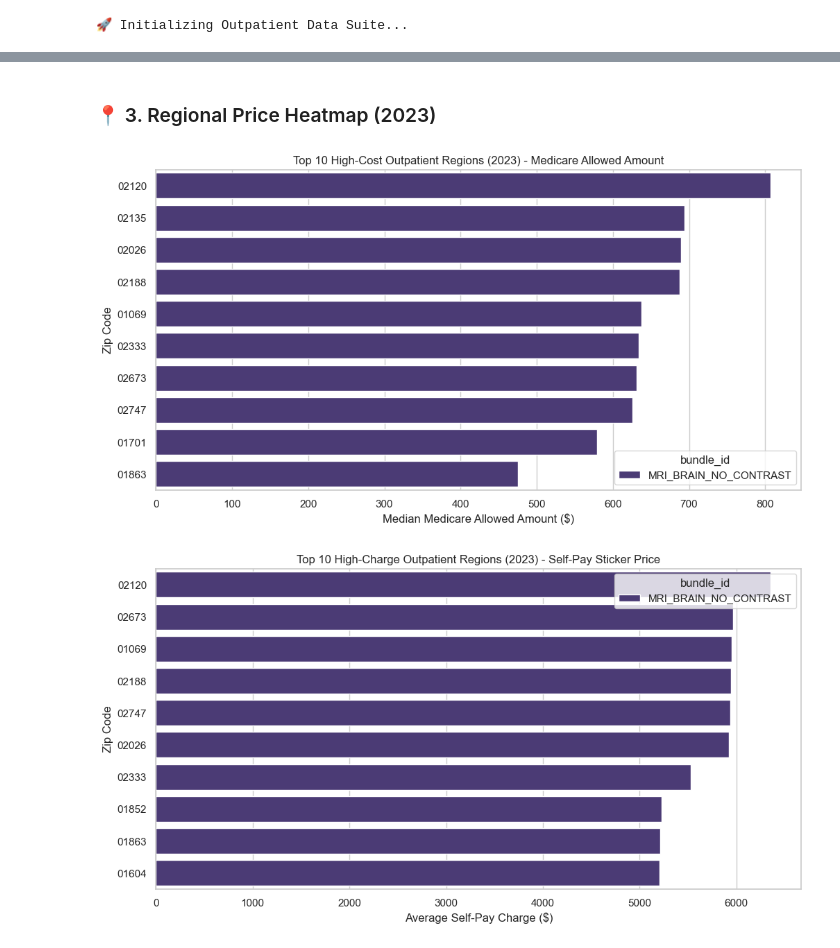
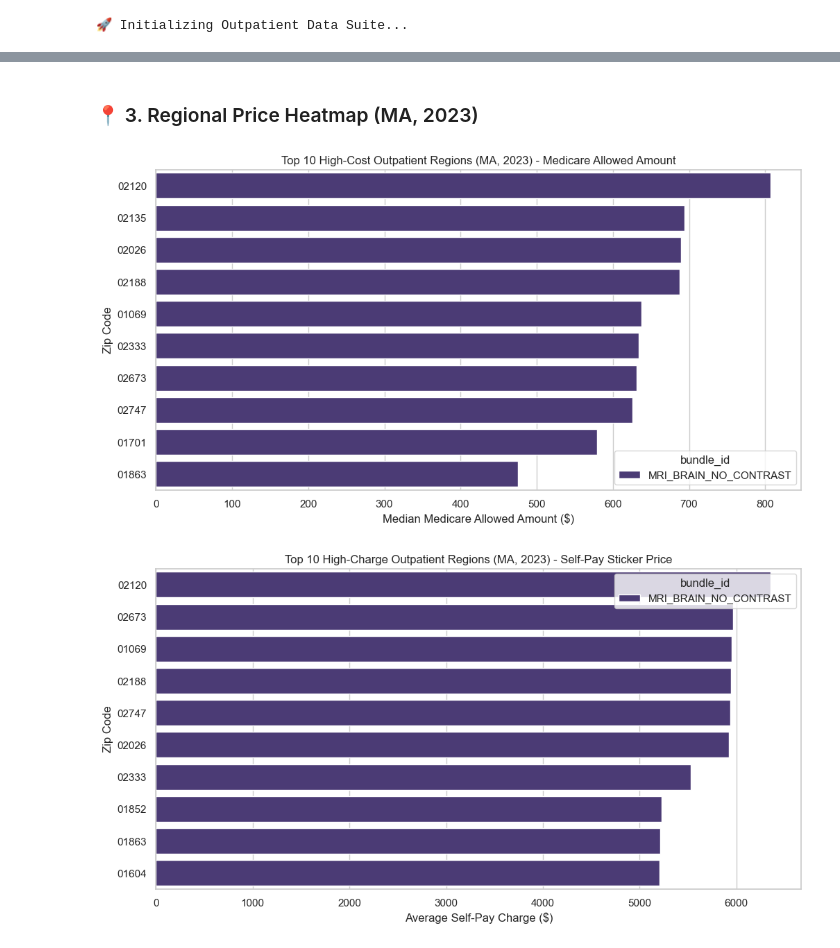
Before and after one commit to 6066Z/OpenHealthDP, a Jupyter notebook: example_analysis/example_analysis_outpatient.ipynb, the cells around one changed output, grey strips where cells are left out. Saved outputs shown, nothing was run; the diff lists cells and outputs as text; code cells hidden in the pictures.

```diff
--- a/example_analysis/example_analysis_outpatient.ipynb
+++ b/example_analysis/example_analysis_outpatient.ipynb
@@ -44,7 +45,8 @@ is_mri_verified = (df['bundle_id'] == 'MRI_BRAIN_NO_CONTRAST') & ((df['component
 is_colo_verified = (df['bundle_id'] == 'COLONOSCOPY_DIAGNOSTIC') & (df['total_cost'] > 0)
 df['is_verified'] = is_mri_verified | is_colo_verified
 
-clean_df = df[df['is_verified'] == True].copy()
+# Geographic Filter
+clean_df = df[(df['is_verified'] == True) & (df['state'] == 'MA')].copy()
 clean_df['zip'] = pd.to_numeric(clean_df['zip'], errors='coerce').fillna(0).astype(int).astype(str).str.zfill(5)
-print(f'🏥 Verified Samples: {len(clean_df)} (Dropped {len(df) - len(clean_df)} non-verified records)')
+print(f'🏥 Verified MA Samples: {len(clean_df)} (Dropped {len(df) - len(clean_df)} non-verified or out-of-state records)')
 # %% [output]
@@ -93,28 +89,28 @@ COLONOSCOPY_DIAGNOSTIC         2023     500             39.232308         256.91
 # %% [markdown]
-### 📍 3. Regional Price Heatmap (2023)
+### 📍 3. Regional Price Heatmap (MA, 2023)
 # %%
 regional_2023 = clean_df[clean_df['source_year'] == 2023].groupby(['bundle_id', 'zip']).agg(
     site_count=('npi', 'count'),
     median_medicare=('total_cost', 'median'),
     avg_self_pay=('total_charge', 'mean'),
     city=('city', 'first')
 ).reset_index()
 
 top_medicare = regional_2023.sort_values('median_medicare', ascending=False).head(10)
 plt.figure(figsize=(12, 6))
 sns.barplot(data=top_medicare, x='median_medicare', y='zip', hue='bundle_id', dodge=False)
-plt.title('Top 10 High-Cost Outpatient Regions (2023) - Medicare Allowed Amount')
+plt.title('Top 10 High-Cost Outpatient Regions (MA, 2023) - Medicare Allowed Amount')
 plt.xlabel('Median Medicare Allowed Amount ($)')
 plt.ylabel('Zip Code')
 plt.show()
 
 top_selfpay = regional_2023.sort_values('avg_self_pay', ascending=False).head(10)
 plt.figure(figsize=(12, 6))
 sns.barplot(data=top_selfpay, x='avg_self_pay', y='zip', hue='bundle_id', dodge=False)
-plt.title('Top 10 High-Charge Outpatient Regions (2023) - Self-Pay Sticker Price')
+plt.title('Top 10 High-Charge Outpatient Regions (MA, 2023) - Self-Pay Sticker Price')
 plt.xlabel('Average Self-Pay Charge ($)')
 plt.ylabel('Zip Code')
 plt.show()
 # %% [output]
-[figure, old version]
+[figure, new version]
-[figure, old version]
+[figure, new version]
```
Also changed, not shown: parts of 5 cells of this notebook, 1 other file.
